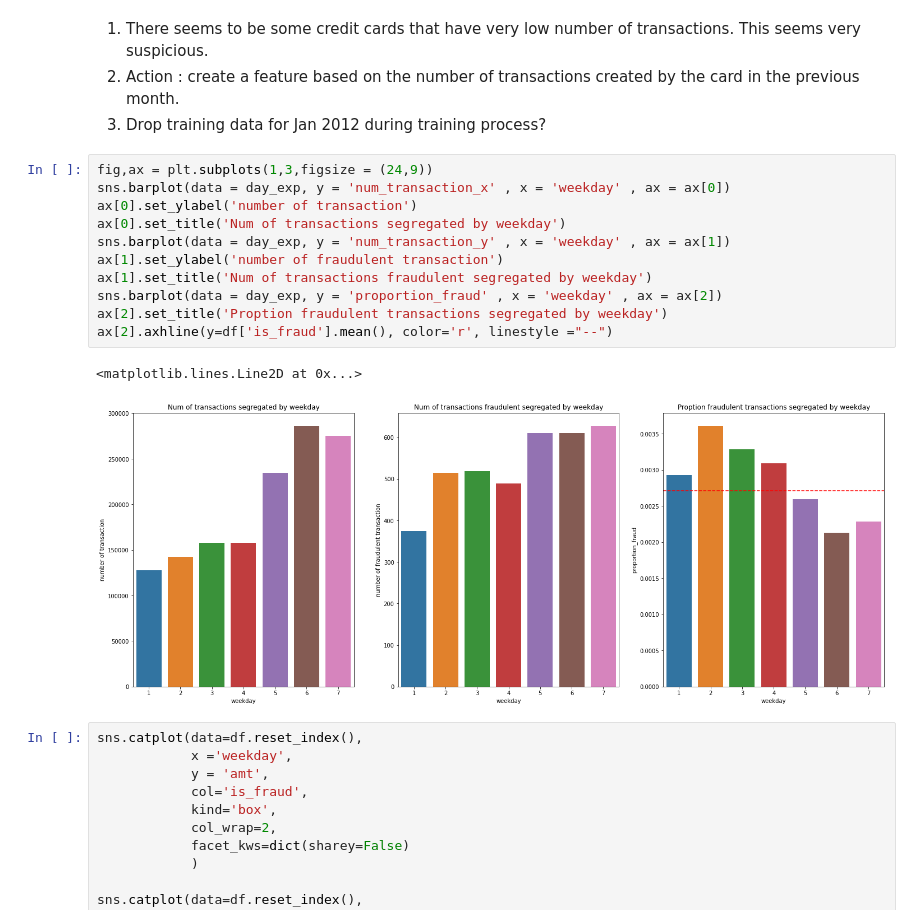
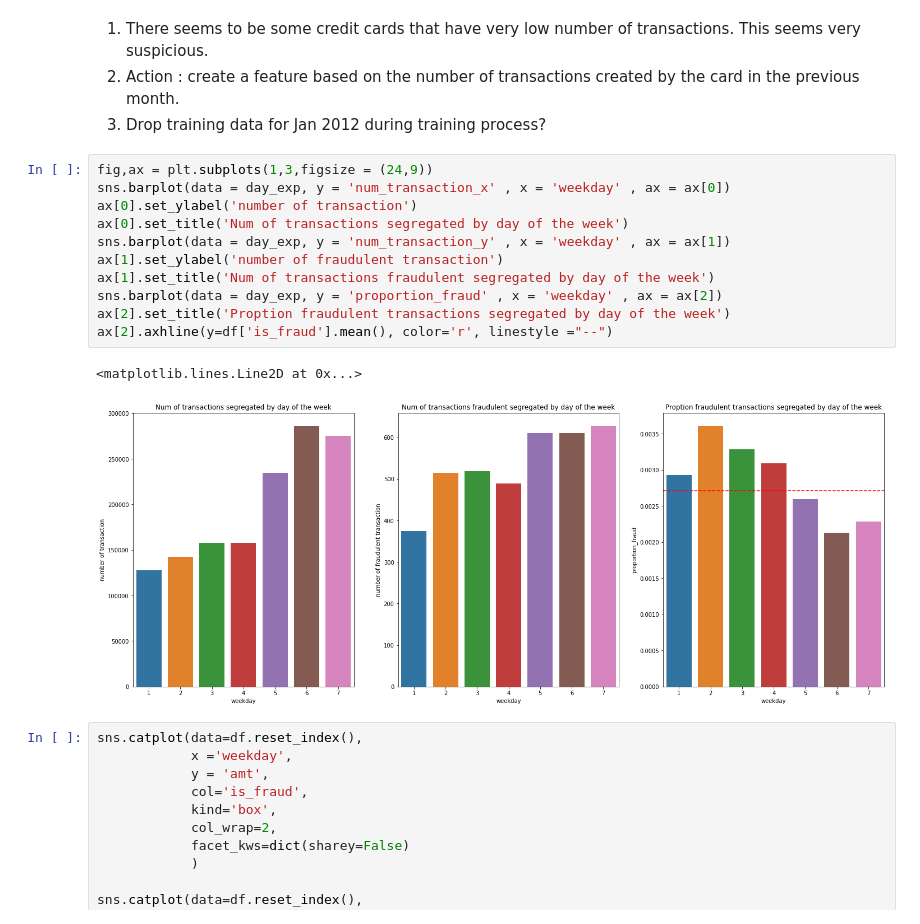
Before and after one commit to ngcheeyuan/Fraud_Detection_Capstone, a Jupyter notebook: Capstone.ipynb, the cells around one changed output. Saved outputs shown, nothing was run; the diff lists cells and outputs as text.

```diff
--- a/Capstone.ipynb
+++ b/Capstone.ipynb
@@ -292,17 +292,17 @@ pd.crosstab([df.trans_year],[df.cc_num])
 # %%
 fig,ax = plt.subplots(1,3,figsize = (24,9))
 sns.barplot(data = day_exp, y = 'num_transaction_x' , x = 'weekday' , ax = ax[0])
 ax[0].set_ylabel('number of transaction')
-ax[0].set_title('Num of transactions segregated by weekday')
+ax[0].set_title('Num of transactions segregated by day of the week')
 sns.barplot(data = day_exp, y = 'num_transaction_y' , x = 'weekday' , ax = ax[1])
 ax[1].set_ylabel('number of fraudulent transaction')
-ax[1].set_title('Num of transactions fraudulent segregated by weekday')
+ax[1].set_title('Num of transactions fraudulent segregated by day of the week')
 sns.barplot(data = day_exp, y = 'proportion_fraud' , x = 'weekday' , ax = ax[2])
-ax[2].set_title('Proption fraudulent transactions segregated by weekday')
+ax[2].set_title('Proption fraudulent transactions segregated by day of the week')
 ax[2].axhline(y=df['is_fraud'].mean(), color='r', linestyle ="--")
 # %% [output]
 <matplotlib.lines.Line2D at 0x...>
-[figure, old version]
+[figure, new version]
 # %%
 sns.catplot(data=df.reset_index(),
             x ='weekday',
```
Also changed, not shown: parts of 20 cells of this notebook.
